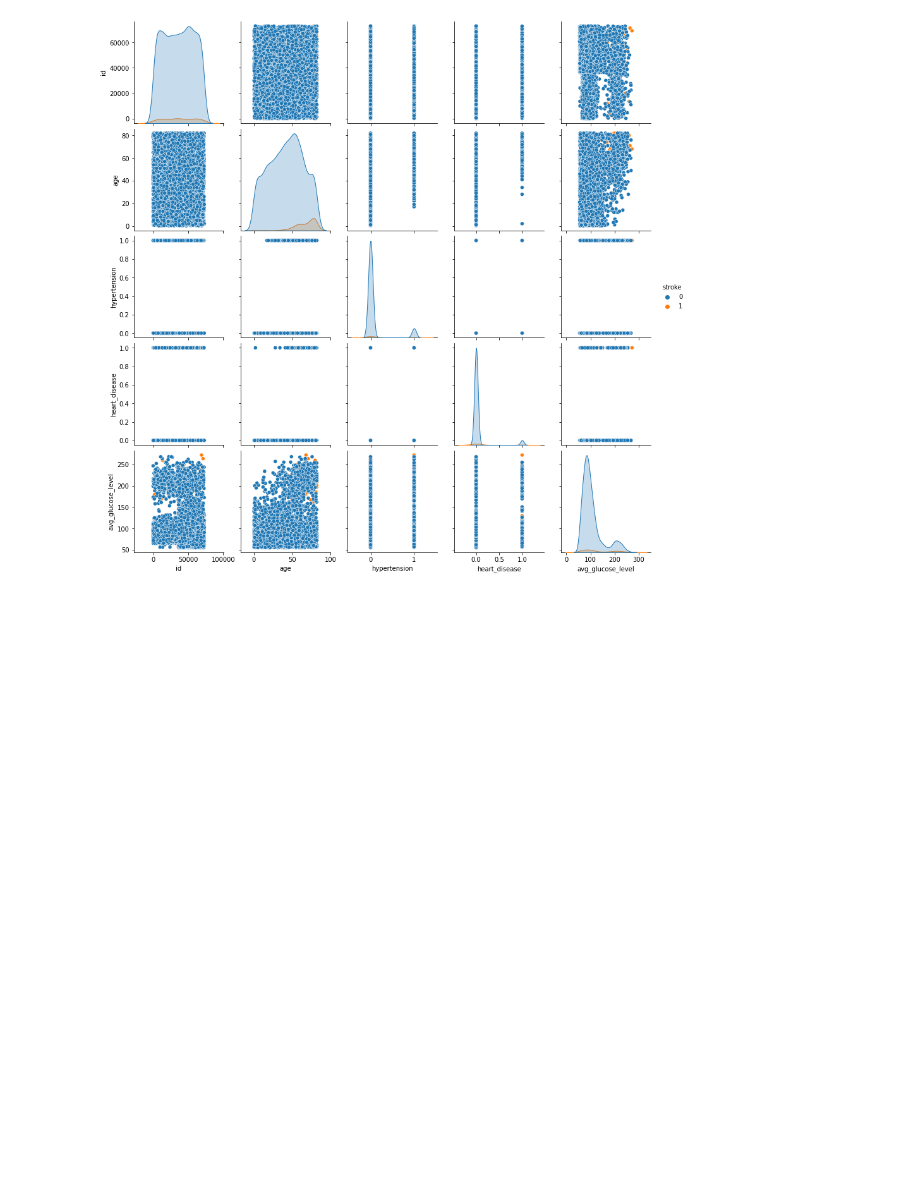
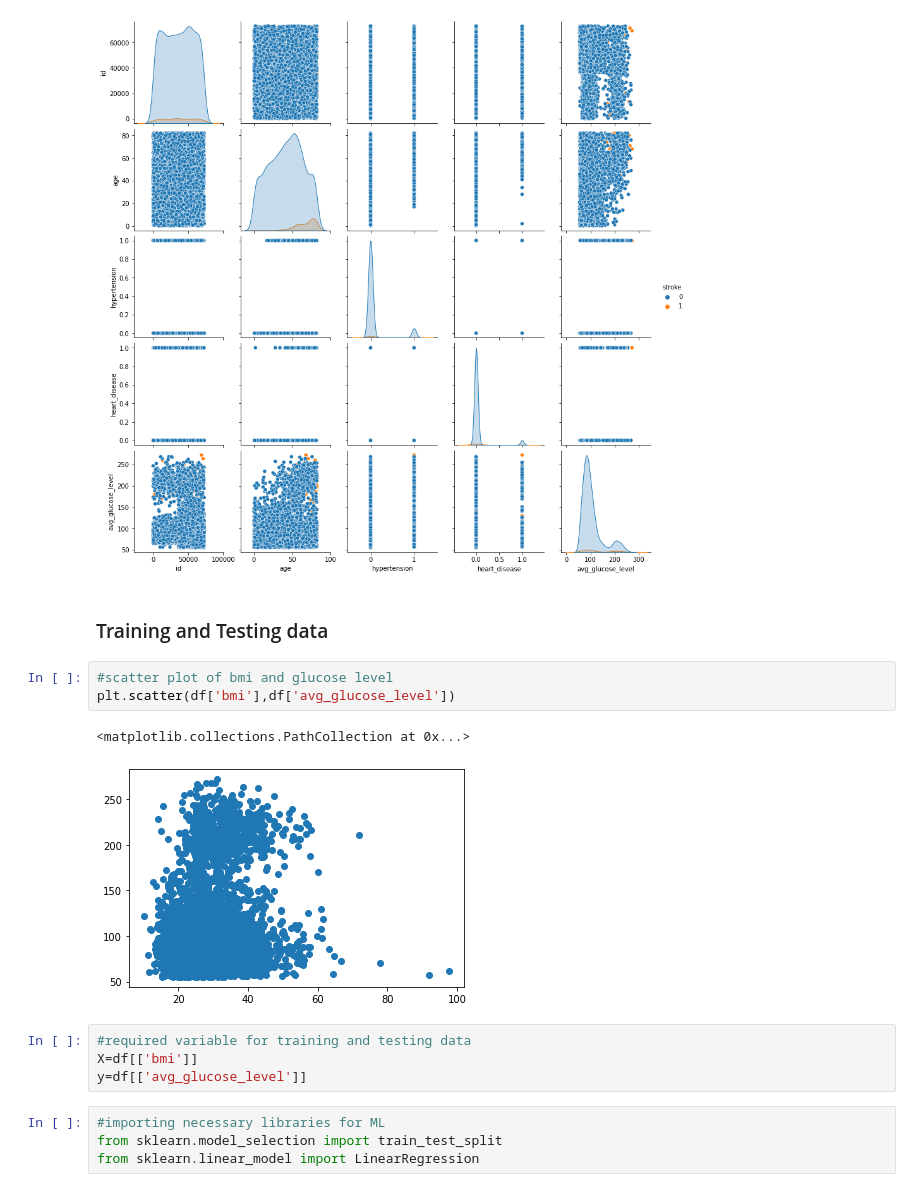
Before and after one commit to BibekRai44/Stroke-Analysis, a Jupyter notebook: stroke-prediction-and-analysis.ipynb, the cells around one changed output. Cells and saved outputs as stored; diff of their text form; blank space fills up the shorter version.

Commit message:
Training and Testing

```diff
--- a/stroke-prediction-and-analysis.ipynb
+++ b/stroke-prediction-and-analysis.ipynb
@@ -465,3 +465,19 @@ sns.pairplot(data=df,hue='stroke')
 # %% [output]
 <seaborn.axisgrid.PairGrid at 0x...>
 [figure]
+# %% [markdown]
+### Training and Testing data
+# %%
+#scatter plot of bmi and glucose level
+plt.scatter(df['bmi'],df['avg_glucose_level'])
+# %% [output]
+<matplotlib.collections.PathCollection at 0x...>
+[figure, added]
+# %%
+#required variable for training and testing data
+X=df[['bmi']]
+y=df[['avg_glucose_level']]
+# %%
+#importing necessary libraries for ML
+from sklearn.model_selection import train_test_split
+from sklearn.linear_model import LinearRegression
```
Also changed, not shown: parts of 7 cells of this notebook.
